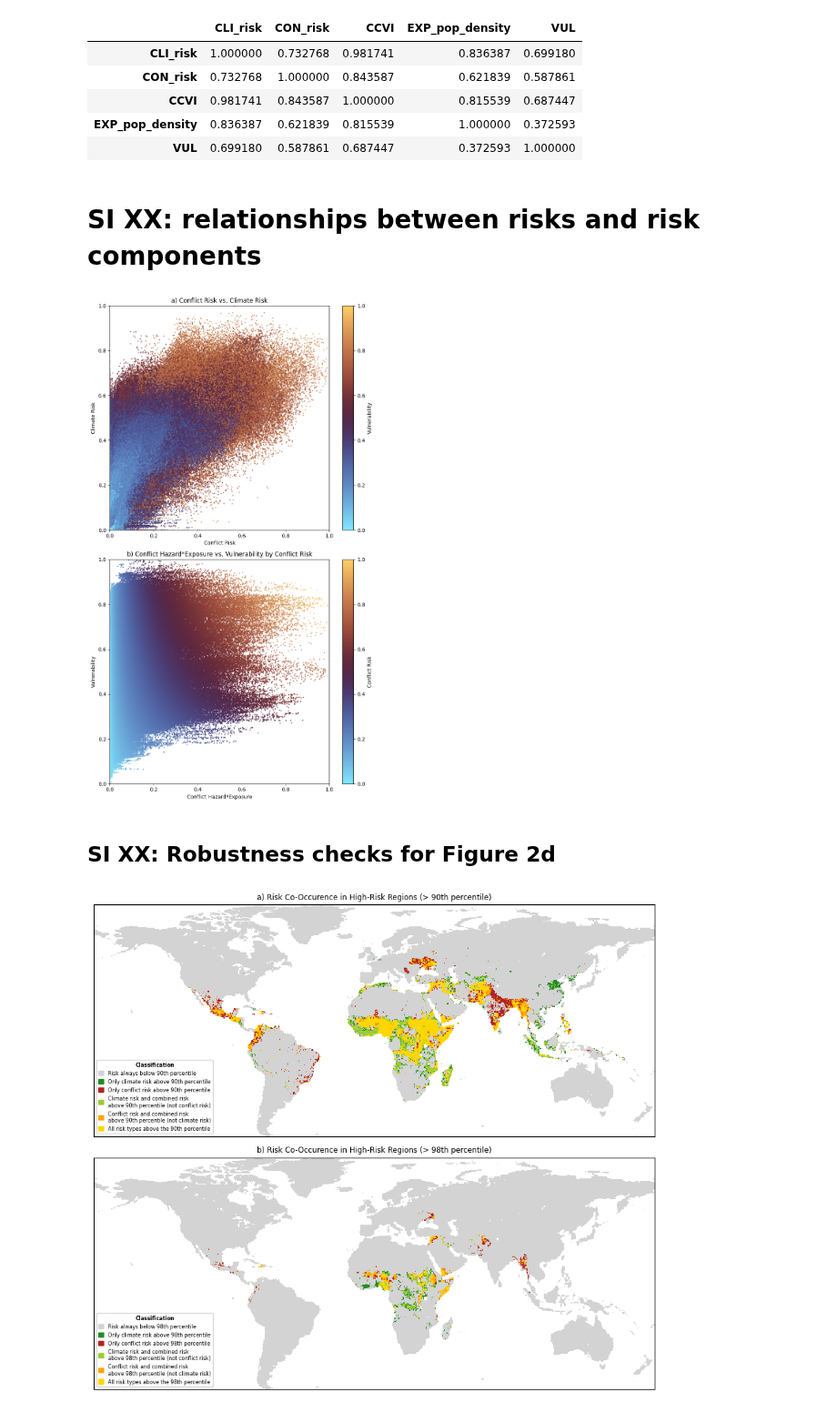
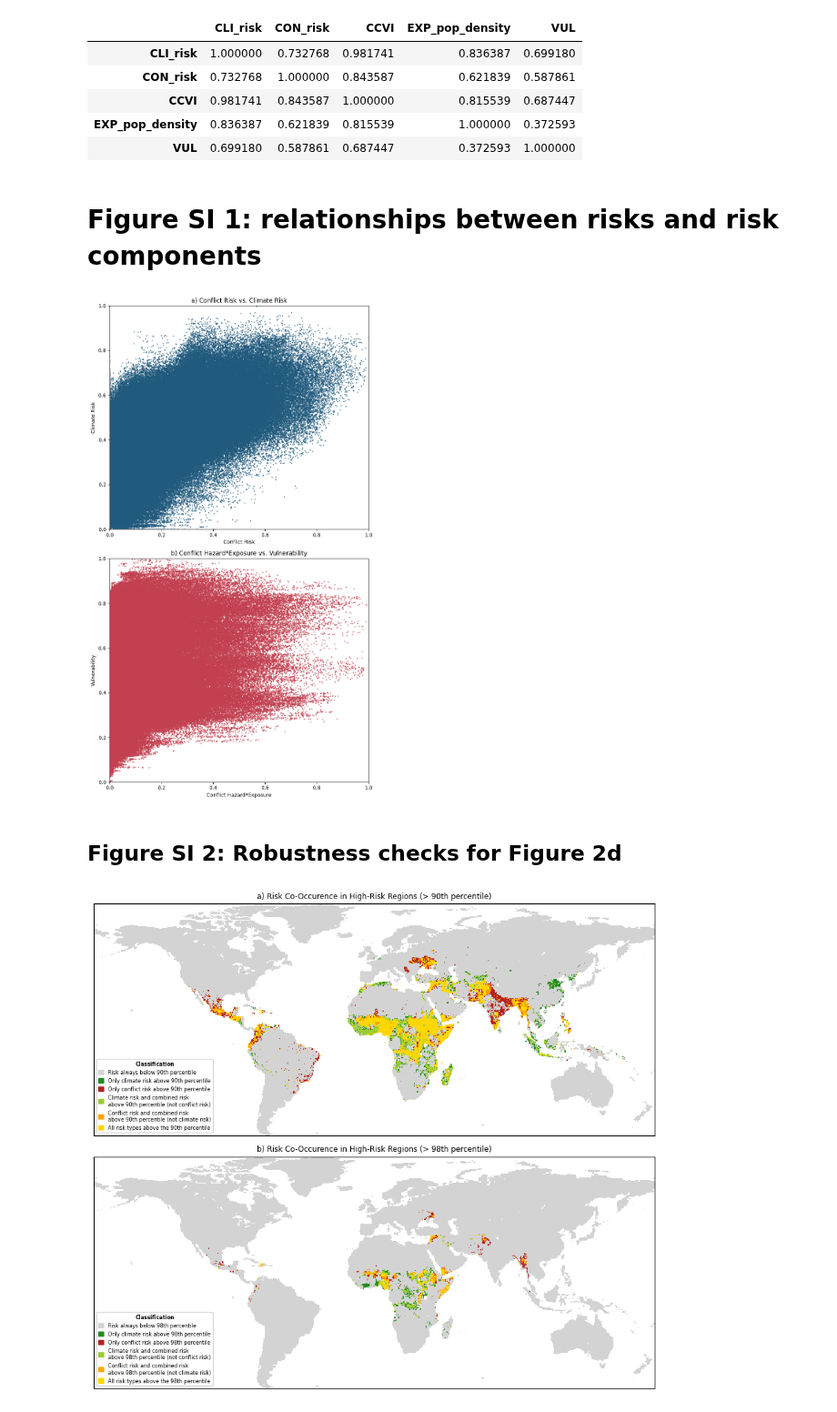
Before and after one commit to ccew-unibw/ccvi-data, a Jupyter notebook: paper/ccvi_paper_analysis.ipynb, the cells around one changed output. Shown at 91% size. Drawn from its saved outputs; the diff is of its cells as text; code cells hidden in the pictures.

```diff
--- a/paper/ccvi_paper_analysis.ipynb
+++ b/paper/ccvi_paper_analysis.ipynb
@@ -129,15 +128,18 @@ helper function
-# %%
-from utils.conversions import pgid_to_coords
-def ccvi_series_to_xarray(series: pd.Series) -> xr.DataArray:
-    """
-    Converts pd series with pgid for one timestep to xarray in lat/lon format.
-    """
-    temp = series.reset_index()
-    temp['coords'] =  temp.pgid.apply(pgid_to_coords)
-    temp['lat'] = temp['coords'].apply(lambda x: x[0])
-    temp['lon'] = temp['coords'].apply(lambda x: x[1])
-    da = temp.set_index(['lat', 'lon'])[series.name].to_xarray().astype(float)
-    return da
+# %%
+# setup comparison colors based on ccvi color scheme
+color_vul1 = "#43ABD7"
+color_con1 = "#FA5A6D"
+color_cli1 = "#EEB900"
+
+color_vul2 = "#3483A5"
+color_con2 = "#C24050"
+color_cli2 = "#B66A1C"
+
+color_light = "#9CA3AF"
+color_dark = "#374151"
+
+color_ccvi1 = "#403ab5"
+color_ccvi2 = "#212354"
 # %% [markdown]
 # Figure 2
 # %%
@@ -279,32 +292,30 @@ df_full[[s for s in scores if s != ""]].corr()
 | EXP_pop_density | 0.836387 | 0.621839 | 0.815539 | 1.000000 | 0.372593 |
 | VUL | 0.699180 | 0.587861 | 0.687447 | 0.372593 | 1.000000 |
 # %% [markdown]
-# SI XX: relationships between risks and risk components
+# Figure SI 1: relationships between risks and risk components
 # %%
 fig, axs = plt.subplots(2,1, figsize=(8,14))
 # conflict risk vs. climate risk
-axs[0].scatter(df_full.CON_risk, df_full.CLI_risk, c=df_full.VUL, cmap='managua_r', s=1)
+axs[0].scatter(df_full.CON_risk, df_full.CLI_risk, color=color_ccvi2, s=1)
 axs[0].set_xlabel("Conflict Risk")
 axs[0].set_ylabel("Climate Risk")
 axs[0].set_title("a) Conflict Risk vs. Climate Risk")
-fig.colorbar(mpl.cm.ScalarMappable(cmap="managua_r"), ax=axs[0], fraction=0.1, label='Vulnerability')
 # conflict hazard*exposure vs. climate hazard*exposure
-axs[1].scatter(df_full.CON, df_full.VUL, c=df_full.CON_risk, cmap='managua_r', s=1)
+axs[1].scatter(df_full.CON, df_full.VUL, color=color_con2, s=1)
 axs[1].set_xlabel("Conflict Hazard*Exposure")
 axs[1].set_ylabel("Vulnerability")
-axs[1].set_title("b) Conflict Hazard*Exposure vs. Vulnerability by Conflict Risk")
-fig.colorbar(mpl.cm.ScalarMappable(cmap="managua_r"), ax=axs[1], fraction=0.1, label='Conflict Risk')
+axs[1].set_title("b) Conflict Hazard*Exposure vs. Vulnerability")
 # adjust axes
 for ax in axs:
     ax.set_ylim([0, 1])
     ax.set_xlim([0, 1])
 plt.tight_layout()
 plt.savefig("paper/figures/figureSI1-scatter-components", dpi=300)
 plt.show()
 # %% [output]
-[figure, old version]
+[figure, new version]
 # %% [markdown]
-## SI XX: Robustness checks for Figure 2d
+## Figure SI 2: Robustness checks for Figure 2d
 # %%
 fig, axs = plt.subplots(2, 1, figsize=(9,8))
 plot_high_risk_overlap(df, axs[0], 0.90)
```
Also changed, not shown: parts of 6 cells of this notebook, 6 other files.
